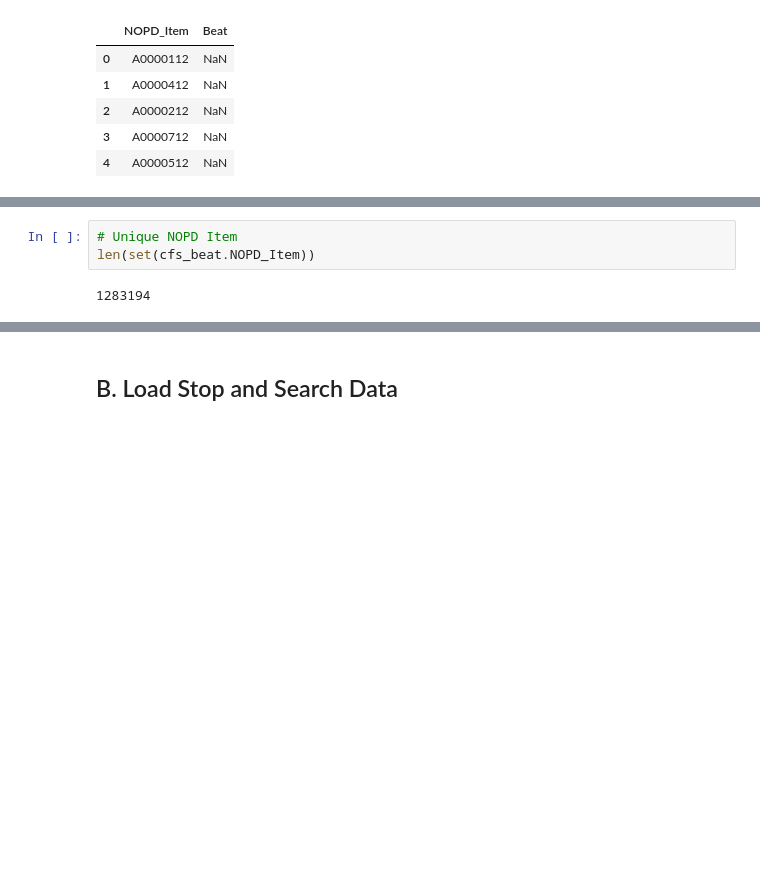
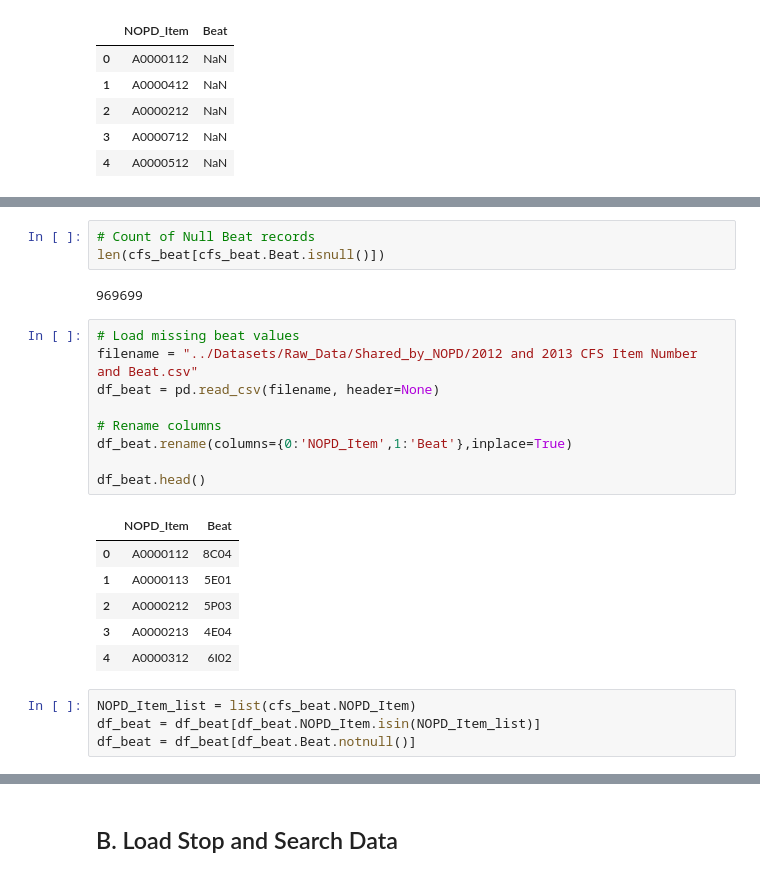
Before and after one commit to nikhilba/NOLA, a Jupyter notebook: Analysis/Get_BEAT.ipynb, the cells around one changed output, grey strips where cells are left out. Drawn from its saved outputs; the diff is of its cells as text; blank space fills up the shorter version.

```diff
--- a/Analysis/Get_BEAT.ipynb
+++ b/Analysis/Get_BEAT.ipynb
@@ -113,5 +110,25 @@ len(cfs_beat.NOPD_Item)
-# %%
-# Unique NOPD Item
-len(set(cfs_beat.NOPD_Item))
-# %% [output]
-1283194
+# %%
+# Count of Null Beat records
+len(cfs_beat[cfs_beat.Beat.isnull()])
+# %% [output]
+969699
+# %%
+# Load missing beat values
+filename = "../Datasets/Raw_Data/Shared_by_NOPD/2012 and 2013 CFS Item Number and Beat.csv"
+df_beat = pd.read_csv(filename, header=None)
+
+# Rename columns
+df_beat.rename(columns={0:'NOPD_Item',1:'Beat'},inplace=True)
+
+df_beat.head()
+# %% [output]
+|  | NOPD_Item | Beat |
+| 0 | A0000112 | 8C04 |
+| 1 | A0000113 | 5E01 |
+| 2 | A0000212 | 5P03 |
+| 3 | A0000213 | 4E04 |
+| 4 | A0000312 | 6I02 |
+# %%
+NOPD_Item_list = list(cfs_beat.NOPD_Item)
+df_beat = df_beat[df_beat.NOPD_Item.isin(NOPD_Item_list)]
+df_beat = df_beat[df_beat.Beat.notnull()]
```
Also changed, not shown: parts of 18 cells of this notebook.
